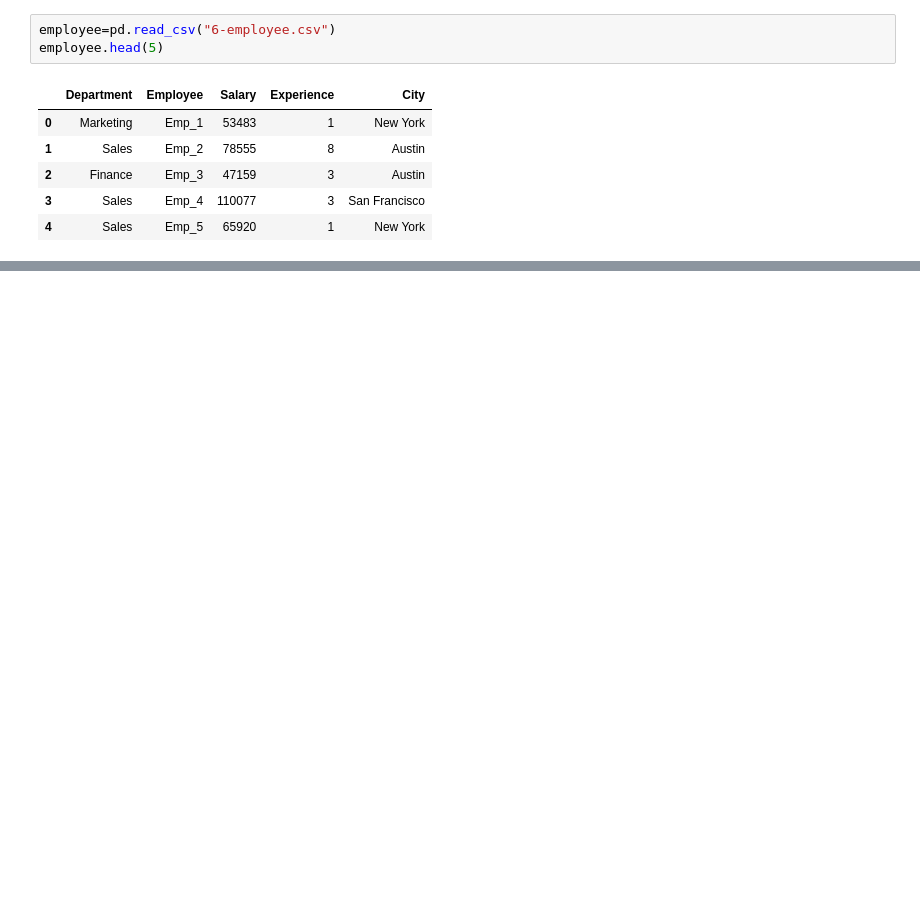
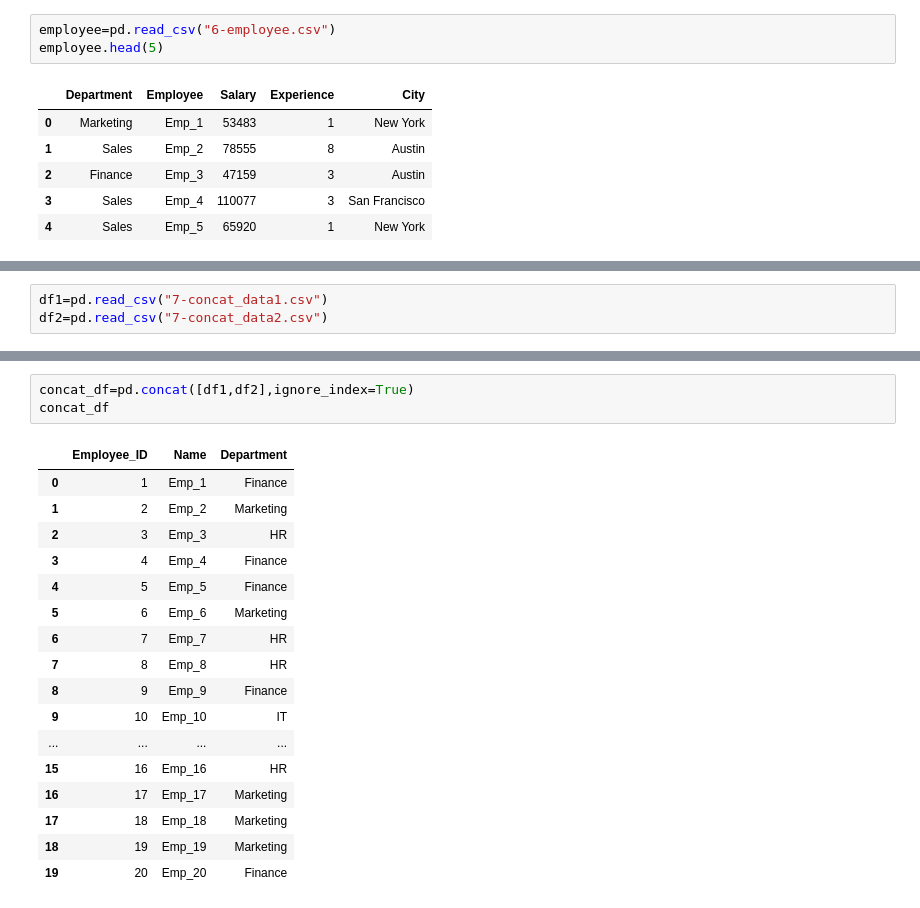
Before and after one commit to Furkan-KLC/PythonForDataScience, a Jupyter notebook: PandasNotları.ipynb, the cells around one changed output, grey strips where cells are left out. Saved outputs shown, nothing was run; the diff lists cells and outputs as text; blank space fills up the shorter version.

```diff
--- a/PandasNotları.ipynb
+++ b/PandasNotları.ipynb
@@ -231,0 +361,3 @@ employee.head(5)
+# %%
+df1=pd.read_csv("7-concat_data1.csv")
+df2=pd.read_csv("7-concat_data2.csv")
@@ -231,0 +382,21 @@ employee.head(5)
+# %%
+concat_df=pd.concat([df1,df2],ignore_index=True)
+concat_df
+# %% [output]
+|  | Employee_ID | Name | Department |
+| 0 | 1 | Emp_1 | Finance |
+| 1 | 2 | Emp_2 | Marketing |
+| 2 | 3 | Emp_3 | HR |
+| 3 | 4 | Emp_4 | Finance |
+| 4 | 5 | Emp_5 | Finance |
+| 5 | 6 | Emp_6 | Marketing |
+| 6 | 7 | Emp_7 | HR |
+| 7 | 8 | Emp_8 | HR |
+| 8 | 9 | Emp_9 | Finance |
+| 9 | 10 | Emp_10 | IT |
+| ... | ... | ... | ... |
+| 15 | 16 | Emp_16 | HR |
+| 16 | 17 | Emp_17 | Marketing |
+| 17 | 18 | Emp_18 | Marketing |
+| 18 | 19 | Emp_19 | Marketing |
+| 19 | 20 | Emp_20 | Finance |
```
Also changed, not shown: parts of 36 cells of this notebook, 3 other files.
